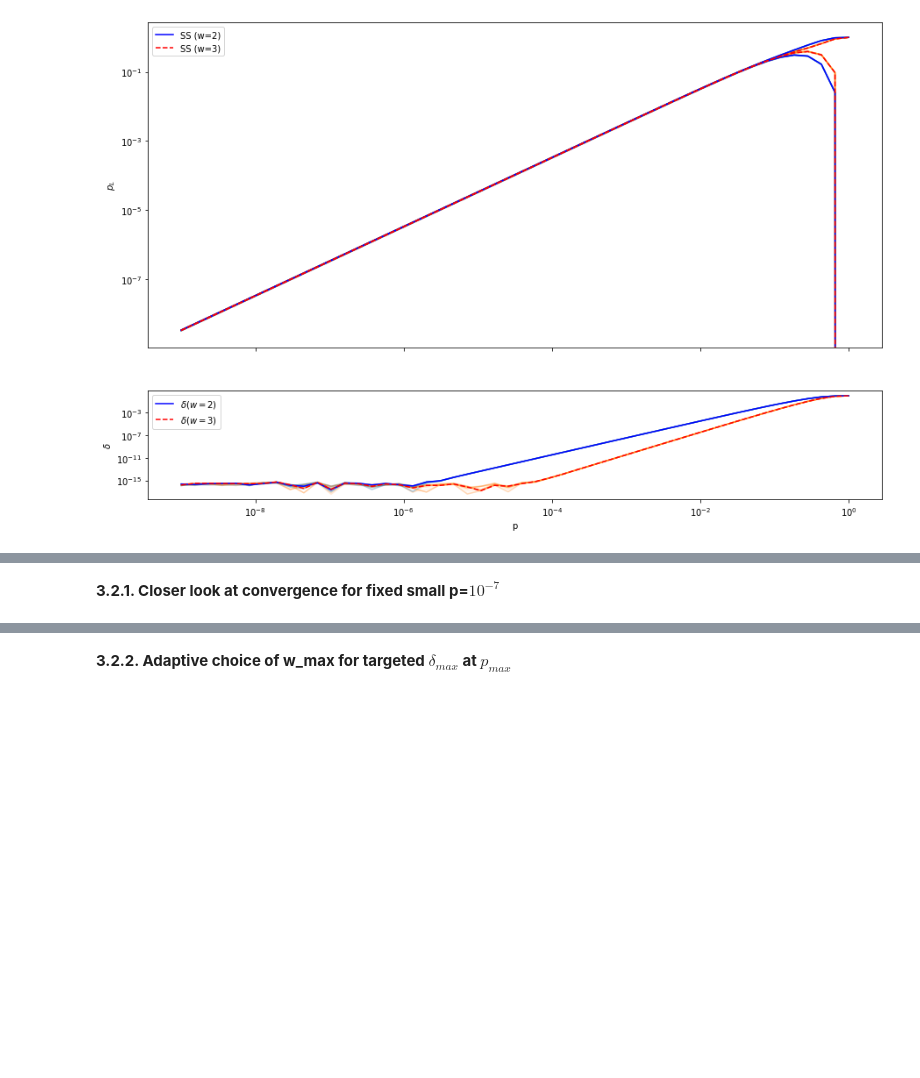
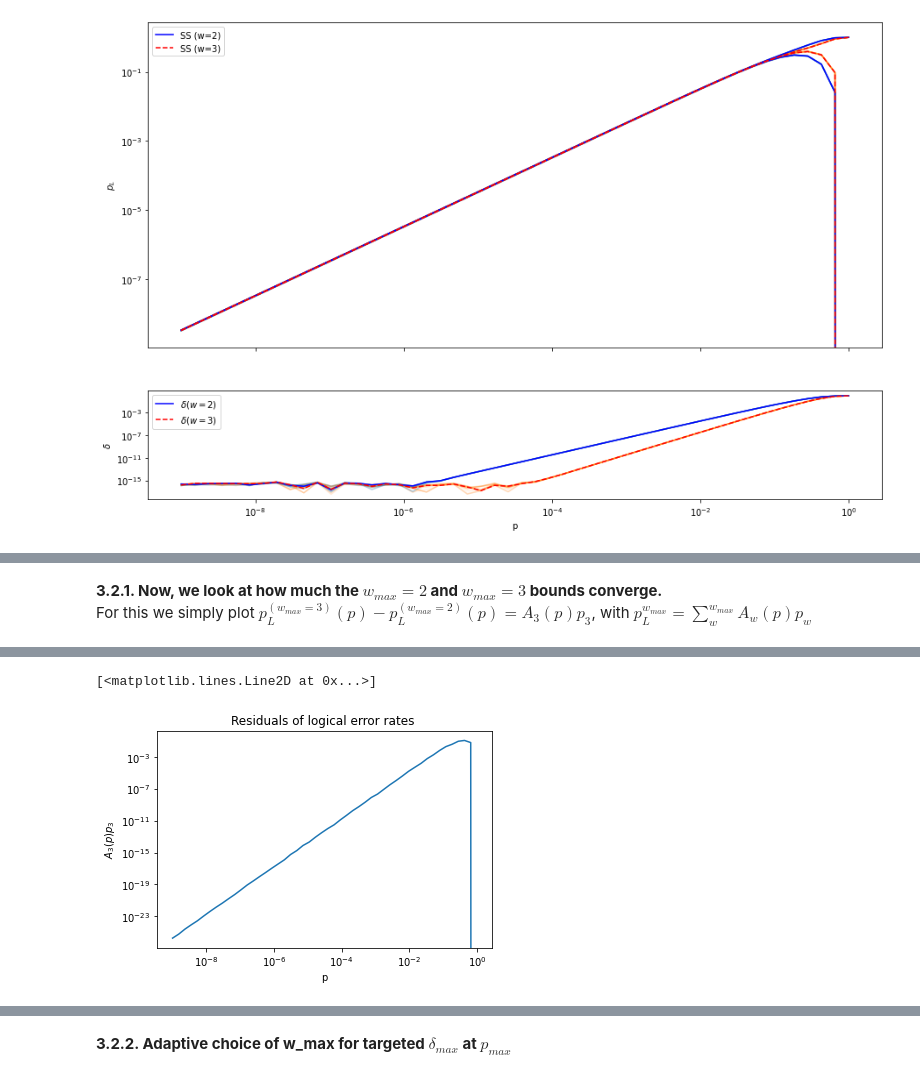
Before and after one commit to dpwinter/PECOS_WS_solutions, a Jupyter notebook: subset_sampling.ipynb, the cells around one changed output, grey strips where cells are left out. Cells and saved outputs as stored; diff of their text form; code cells hidden in the pictures; blank space fills up the shorter version.

```diff
--- a/subset_sampling.ipynb
+++ b/subset_sampling.ipynb
@@ -408,2 +438,22 @@ Wall time: 27.4 s
 # %% [markdown]
-**3.2.1. Closer look at convergence for fixed small p=$10^{-7}$**
+**3.2.1. Now, we look at how much the $w_{max}=2$ and $w_{max}=3$ bounds converge.**<br>
+For this we simply plot $p_L^{(w_{max}=3)}(p) - p_L^{(w_{max}=2)}(p)=A_3(p)p_{3}$, with $p_L^{w_{max}}=\sum_{w}^{w_{max}}{A_w(p)p_w}$
+# %%
+%%time
+
+A_w = lambda p,w,N: math.comb(N,w) * p**(w) * (1-p)**(N-w)
+n_gates = len(ghz) # number of gates in reference circuit
+p_phy = np.logspace(-9, 0, 50) # physical error rates
+n_samples = 100
+
+diff = []
+for p in p_phy:
+    diff.append(A_w(p, 3, n_gates) * subset_failure_rate(ghz, 3, n_samples))
+
+plt.title("Residuals of logical error rates ")
+plt.xlabel(r'p')
+plt.ylabel(r'$A_3(p)p_3$')
+plt.yscale('log')
+plt.xscale('log')
+plt.plot(p_phy, diff)
+# %% [output]
@@ -409,0 +462,2 @@ Wall time: 27.4 s
+[<matplotlib.lines.Line2D at 0x...>]
+[figure, added]
```
Also changed, not shown: parts of 10 cells of this notebook.
